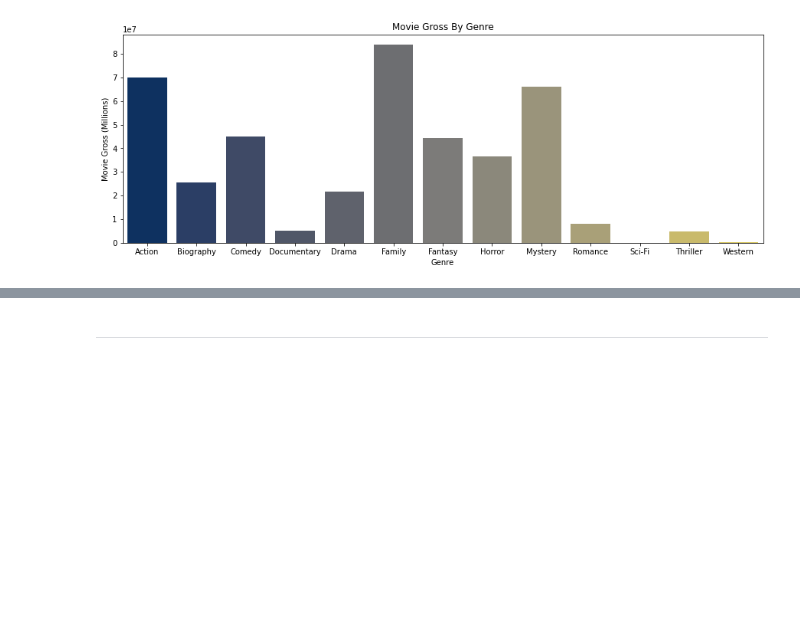
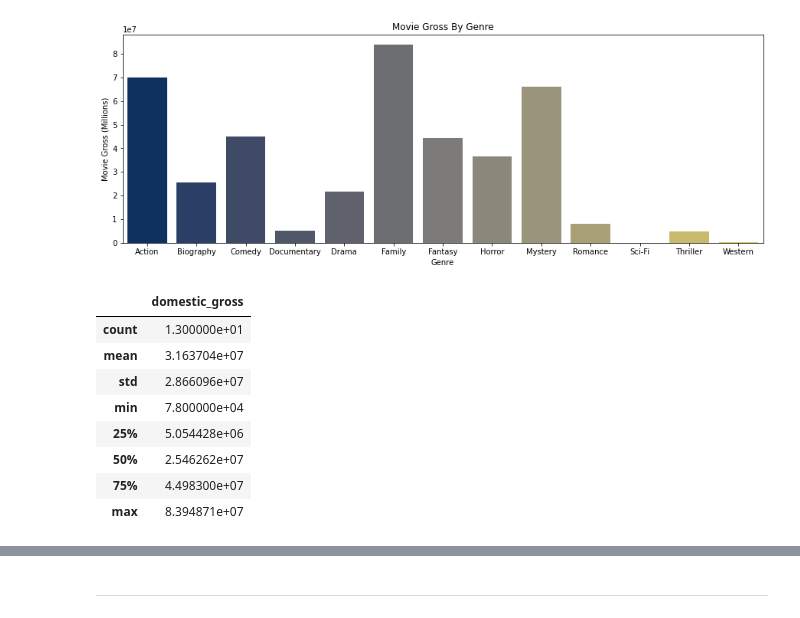
Before and after one commit to hannah-schurman/dcs-phase1-project, a Jupyter notebook: microsoft_movie_analysis.ipynb, the cells around one changed output, grey strips where cells are left out. Drawn from its saved outputs; the diff is of its cells as text; code cells hidden in the pictures; blank space fills up the shorter version.

```diff
--- a/student.ipynb
+++ b/microsoft_movie_analysis.ipynb
@@ -446,3 +446,15 @@ ax.set_ylabel("Movie Gross (Millions)")
 plt.savefig("./Images/movie_gross_by_genre.png", dpi=150);
 # %% [output]
 [figure]
+# %%
+avg_gross_by_genre.describe()
+# %% [output]
+|  | domestic_gross |
+| count | 1.300000e+01 |
+| mean | 3.163704e+07 |
+| std | 2.866096e+07 |
+| min | 7.800000e+04 |
+| 25% | 5.054428e+06 |
+| 50% | 2.546262e+07 |
+| 75% | 4.498300e+07 |
+| max | 8.394871e+07 |
```
Also changed, not shown: parts of 5 cells of this notebook, 4 other files.
